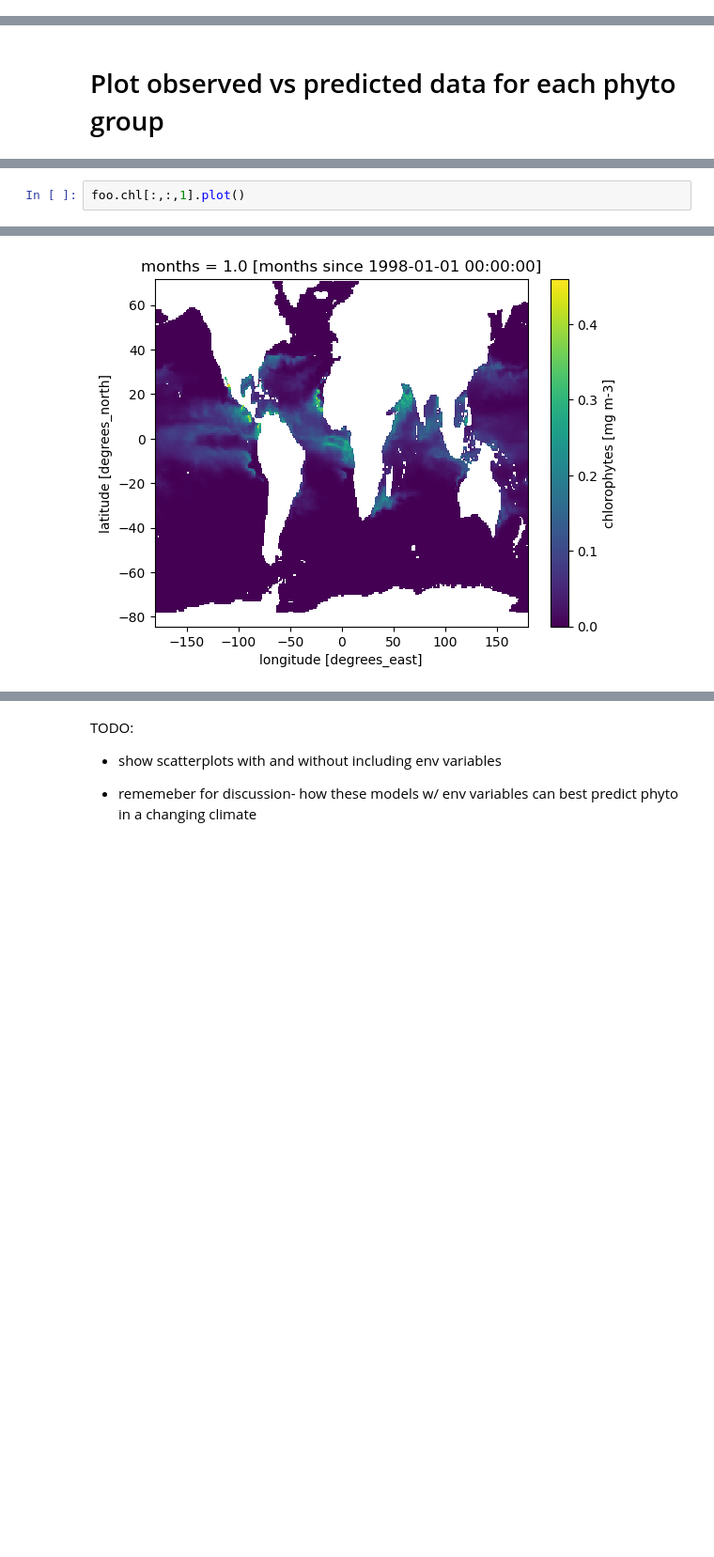
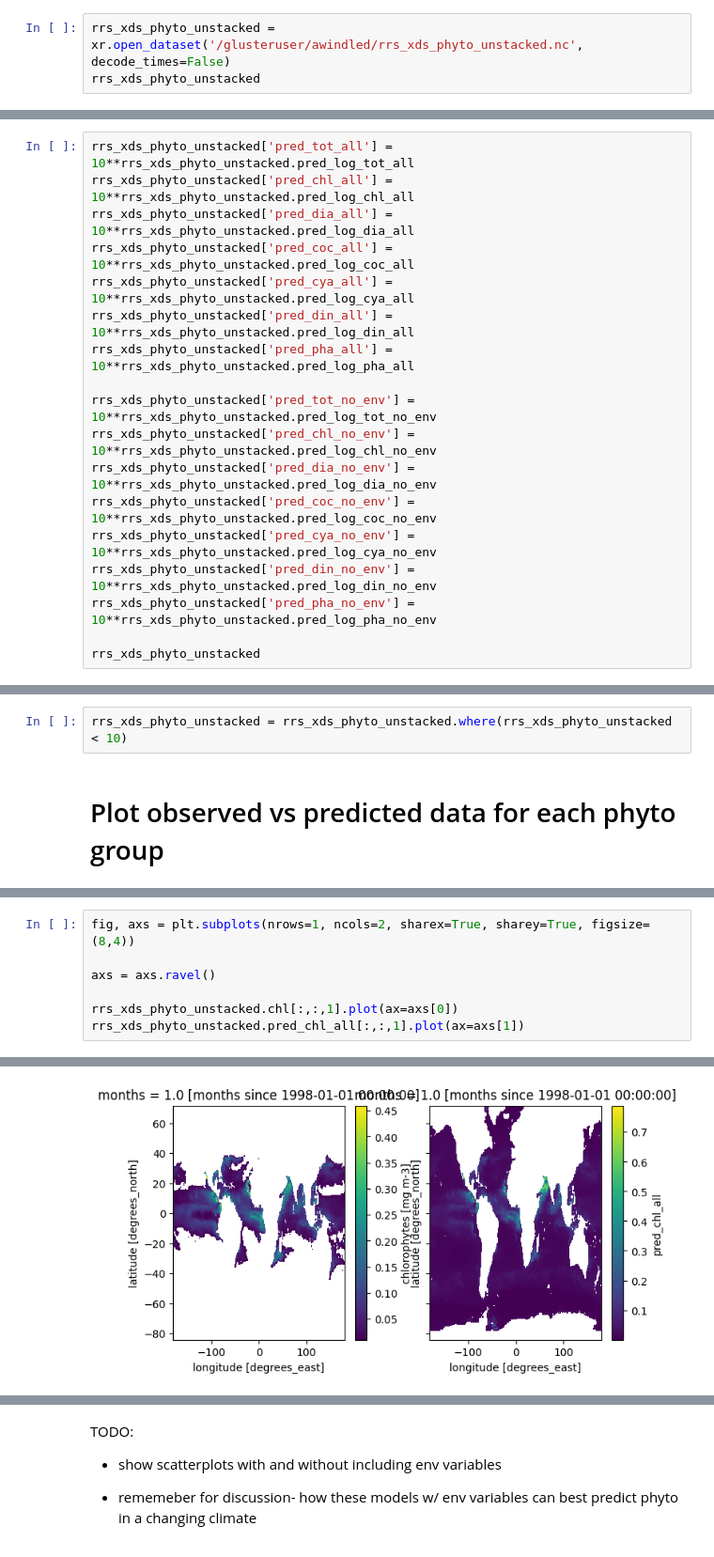
Before and after one commit to aewindle110/PCC_OASIM, a Jupyter notebook: 4_applying_MLR_algs_to_all_data.ipynb, the cells around one changed output, grey strips where cells are left out. Shown at 94% size. Cells and saved outputs as stored; diff of their text form; blank space fills up the shorter version.

```diff
--- a/4_applying_MLR_algs_to_all_data.ipynb
+++ b/4_applying_MLR_algs_to_all_data.ipynb
@@ -221,0 +340,3 @@ Coordinates:
+# %%
+rrs_xds_phyto_unstacked = xr.open_dataset('/glusteruser/awindled/rrs_xds_phyto_unstacked.nc', decode_times=False)
+rrs_xds_phyto_unstacked
@@ -221,0 +364,18 @@ Coordinates:
+# %%
+rrs_xds_phyto_unstacked['pred_tot_all'] = 10**rrs_xds_phyto_unstacked.pred_log_tot_all
+rrs_xds_phyto_unstacked['pred_chl_all'] = 10**rrs_xds_phyto_unstacked.pred_log_chl_all
+rrs_xds_phyto_unstacked['pred_dia_all'] = 10**rrs_xds_phyto_unstacked.pred_log_dia_all
+rrs_xds_phyto_unstacked['pred_coc_all'] = 10**rrs_xds_phyto_unstacked.pred_log_coc_all
+rrs_xds_phyto_unstacked['pred_cya_all'] = 10**rrs_xds_phyto_unstacked.pred_log_cya_all
+rrs_xds_phyto_unstacked['pred_din_all'] = 10**rrs_xds_phyto_unstacked.pred_log_din_all
+rrs_xds_phyto_unstacked['pred_pha_all'] = 10**rrs_xds_phyto_unstacked.pred_log_pha_all
+
+rrs_xds_phyto_unstacked['pred_tot_no_env'] = 10**rrs_xds_phyto_unstacked.pred_log_tot_no_env
+rrs_xds_phyto_unstacked['pred_chl_no_env'] = 10**rrs_xds_phyto_unstacked.pred_log_chl_no_env
+rrs_xds_phyto_unstacked['pred_dia_no_env'] = 10**rrs_xds_phyto_unstacked.pred_log_dia_no_env
+rrs_xds_phyto_unstacked['pred_coc_no_env'] = 10**rrs_xds_phyto_unstacked.pred_log_coc_no_env
+rrs_xds_phyto_unstacked['pred_cya_no_env'] = 10**rrs_xds_phyto_unstacked.pred_log_cya_no_env
+rrs_xds_phyto_unstacked['pred_din_no_env'] = 10**rrs_xds_phyto_unstacked.pred_log_din_no_env
+rrs_xds_phyto_unstacked['pred_pha_no_env'] = 10**rrs_xds_phyto_unstacked.pred_log_pha_no_env
+
+rrs_xds_phyto_unstacked
@@ -222,2 +405,4 @@ Coordinates:
+# %%
+rrs_xds_phyto_unstacked = rrs_xds_phyto_unstacked.where(rrs_xds_phyto_unstacked < 10)
 # %% [markdown]
 # Plot observed vs predicted data for each phyto group
@@ -300,5 +531,10 @@ Data variables: (12/17)
 # %%
-foo.chl[:,:,1].plot()
+fig, axs = plt.subplots(nrows=1, ncols=2, sharex=True, sharey=True, figsize=(8,4))
+
+axs = axs.ravel()
+
+rrs_xds_phyto_unstacked.chl[:,:,1].plot(ax=axs[0])
+rrs_xds_phyto_unstacked.pred_chl_all[:,:,1].plot(ax=axs[1])
 # %% [output]
 <matplotlib.collections.QuadMesh at 0x...>
-[figure, old version]
+[figure, new version]
```
Also changed, not shown: parts of 46 cells of this notebook, 4 other files.
